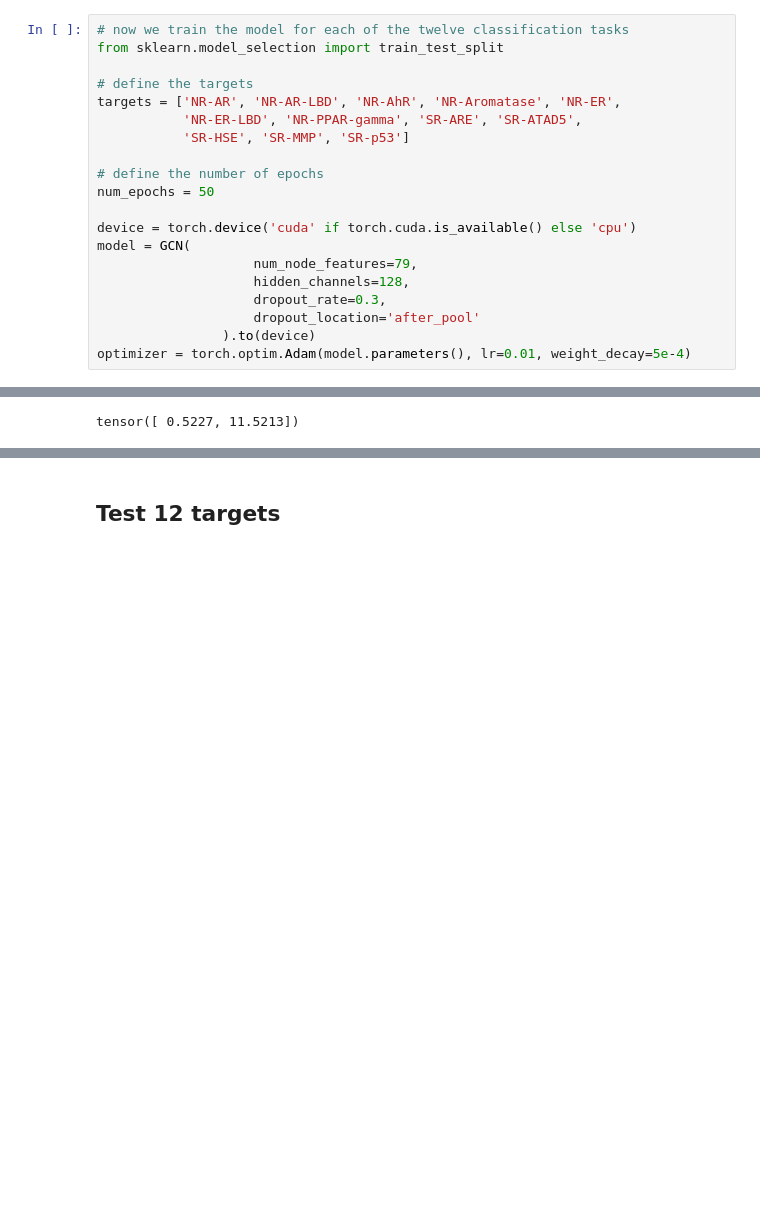
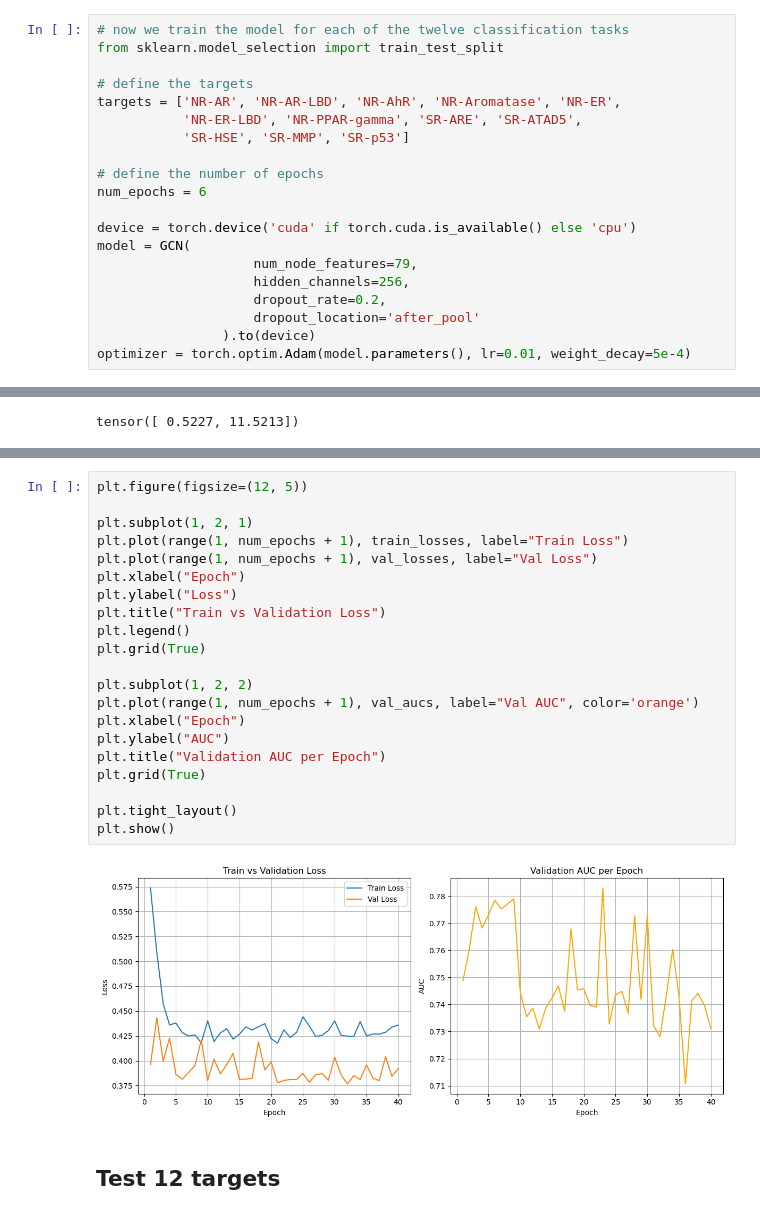
Before and after one commit to chanopsethiwan/MolecularPropertiesPrediction, a Jupyter notebook: notebook/GNN.ipynb, the cells around one changed output, grey strips where cells are left out. Drawn from its saved outputs; the diff is of its cells as text; blank space fills up the shorter version.

```diff
--- a/notebook/GNN.ipynb
+++ b/notebook/GNN.ipynb
@@ -282,13 +282,13 @@ targets = ['NR-AR', 'NR-AR-LBD', 'NR-AhR', 'NR-Aromatase', 'NR-ER',
            'SR-HSE', 'SR-MMP', 'SR-p53']
 
 # define the number of epochs
-num_epochs = 50
+num_epochs = 6
 
 device = torch.device('cuda' if torch.cuda.is_available() else 'cpu')
 model = GCN(
                     num_node_features=79,
-                    hidden_channels=128,
-                    dropout_rate=0.3,
+                    hidden_channels=256,
+                    dropout_rate=0.2,
                     dropout_location='after_pool'
                 ).to(device)
 optimizer = torch.optim.Adam(model.parameters(), lr=0.01, weight_decay=5e-4)
@@ -384,3 +450,26 @@ np.float64(0.7764146048391501)
+# %%
+plt.figure(figsize=(12, 5))
+
+plt.subplot(1, 2, 1)
+plt.plot(range(1, num_epochs + 1), train_losses, label="Train Loss")
+plt.plot(range(1, num_epochs + 1), val_losses, label="Val Loss")
+plt.xlabel("Epoch")
+plt.ylabel("Loss")
+plt.title("Train vs Validation Loss")
+plt.legend()
+plt.grid(True)
+
+plt.subplot(1, 2, 2)
+plt.plot(range(1, num_epochs + 1), val_aucs, label="Val AUC", color='orange')
+plt.xlabel("Epoch")
+plt.ylabel("AUC")
+plt.title("Validation AUC per Epoch")
+plt.grid(True)
+
+plt.tight_layout()
+plt.show()
+# %% [output]
+[figure, added]
 # %% [markdown]
 ## Test 12 targets
 # %%
```
Also changed, not shown: parts of 9 cells of this notebook, 2 other files.
